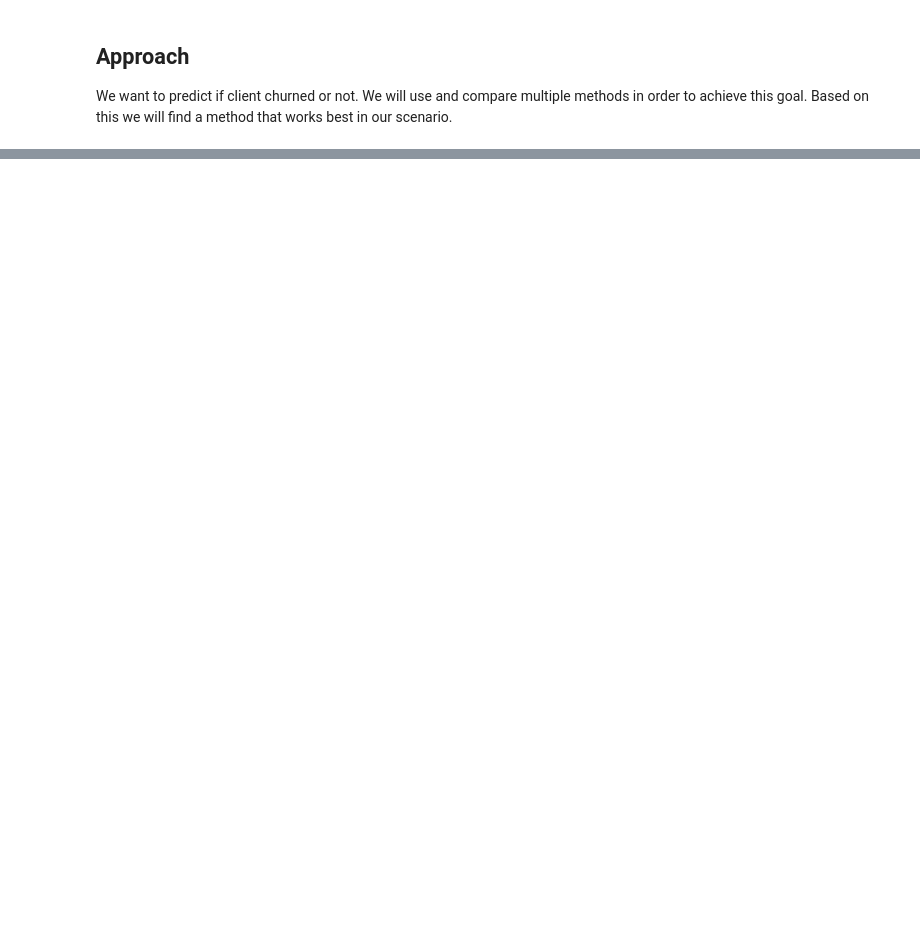
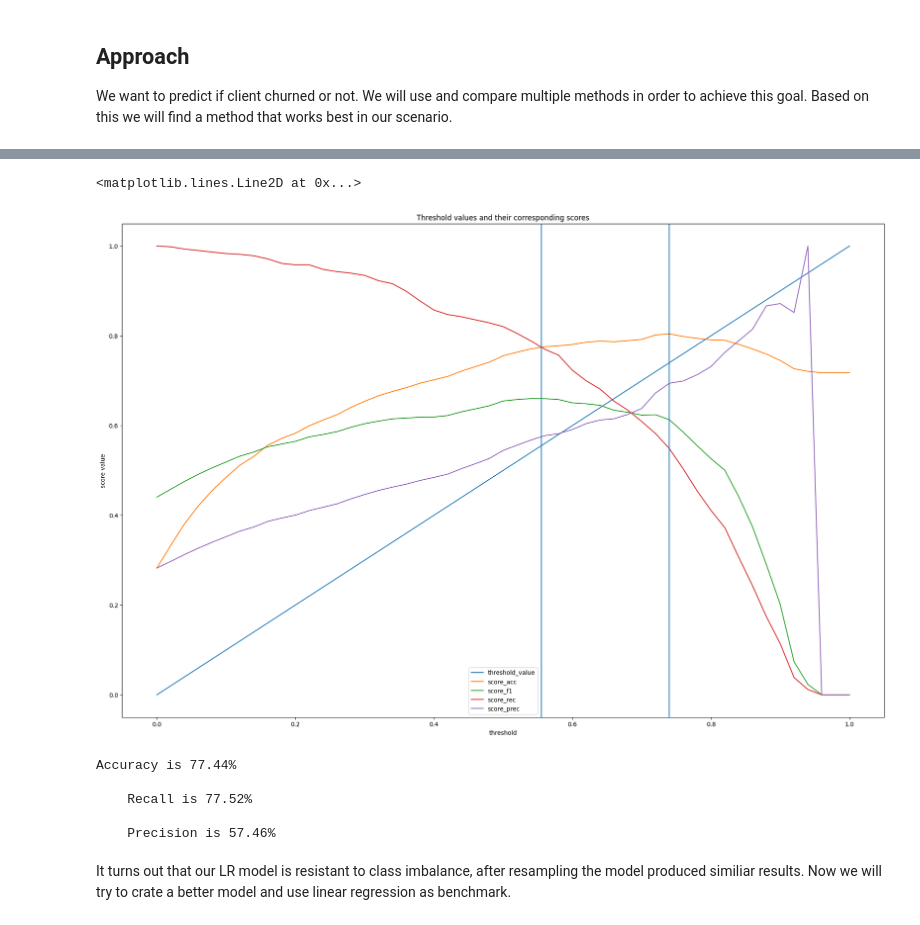
Before and after one commit to GrzegKrajewski/Churn_Pred_XGB_LR_RF, a Jupyter notebook: Code.ipynb, the cells around one changed output, grey strips where cells are left out. Saved outputs shown, nothing was run; the diff lists cells and outputs as text; code cells hidden in the pictures; blank space fills up the shorter version.

```diff
--- a/Code.ipynb
+++ b/Code.ipynb
@@ -306,0 +389,7 @@ R-squared (R2) Score: 0.30107663292291964
+# %%
+#fit regression model
+model_lr_resamp = LogisticRegression()
+model_lr_resamp.fit(X_train_resampled,np.array(y_train_resampled).reshape(-1, 1),)
+
+#view summary of model fit
+y_prob_under = model_lr_under.predict_proba(X_test_oh)  # Returns probabilities for both classes (0 and 1)
@@ -306,0 +404,18 @@ R-squared (R2) Score: 0.30107663292291964
+# %%
+test_under=test_thresh(x=y_prob_under)
+test_under.plot(title='Threshold values and their corresponding scores',xlabel='threshold',ylabel='score value')
+plt.axvline(float(test_under.loc[test_under['score_acc']==test_under['score_acc'].max(),'threshold_value']))
+plt.axvline(0.555)
+# %% [output]
+<matplotlib.lines.Line2D at 0x...>
+[figure, added]
+# %%
+acc_rec_prec(y_prob_under,thresh=0.555)
+# %% [output]
+Accuracy is 77.44%
+
+    Recall is 77.52%
+
+    Precision is 57.46%
+# %% [markdown]
+It turns out that our LR model is resistant to class imbalance, after resampling the model produced similiar results. Now we will try to crate a better model and use linear regression as benchmark.
```
Also changed, not shown: parts of 24 cells of this notebook.
